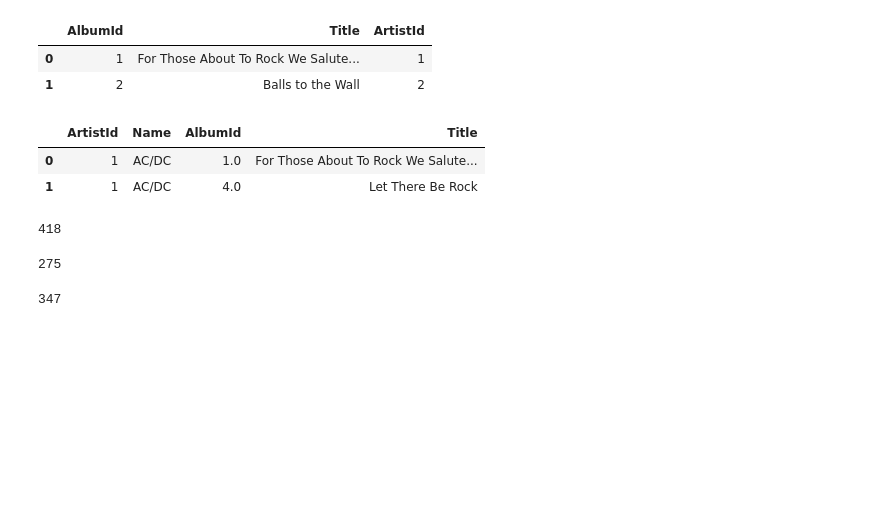
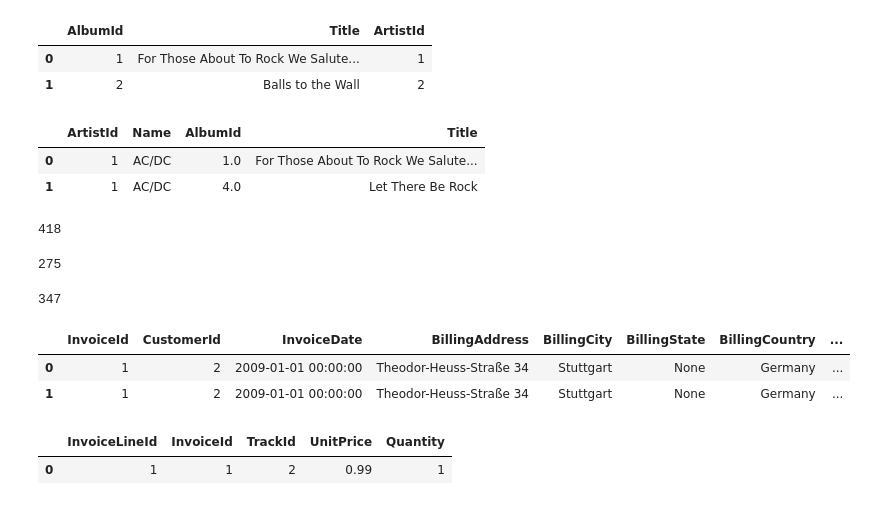
Before and after one commit to olaoluwaoyebola/PORA-Data-Science, a Jupyter notebook: Python/practical_class.ipynb, the cells around one changed output. Saved outputs shown, nothing was run; the diff lists cells and outputs as text; code cells hidden in the pictures; blank space fills up the shorter version.

```diff
--- a/Python/practical_class.ipynb
+++ b/Python/practical_class.ipynb
@@ -125,3 +110,19 @@ len(Artist)
 len(Album)
 # %% [output]
 347
+# %%
+# join invoice and invoiceline
+
+Invoice_InvoiceLine = Invoice.merge(right = InvoiceLine,
+                                    how = 'left',
+                                    on = "InvoiceId")
+Invoice_InvoiceLine.head(2)
+# %% [output]
+|  | InvoiceId | CustomerId | InvoiceDate | BillingAddress | BillingCity | BillingState | BillingCountry | ... |
+| 0 | 1 | 2 | 2009-01-01 00:00:00 | Theodor-Heuss-Straße 34 | Stuttgart | None | Germany | ... |
+| 1 | 1 | 2 | 2009-01-01 00:00:00 | Theodor-Heuss-Straße 34 | Stuttgart | None | Germany | ... |
+# %%
+InvoiceLine.head(1)
+# %% [output]
+|  | InvoiceLineId | InvoiceId | TrackId | UnitPrice | Quantity |
+| 0 | 1 | 1 | 2 | 0.99 | 1 |
```
Also changed, not shown: parts of 9 cells of this notebook.
